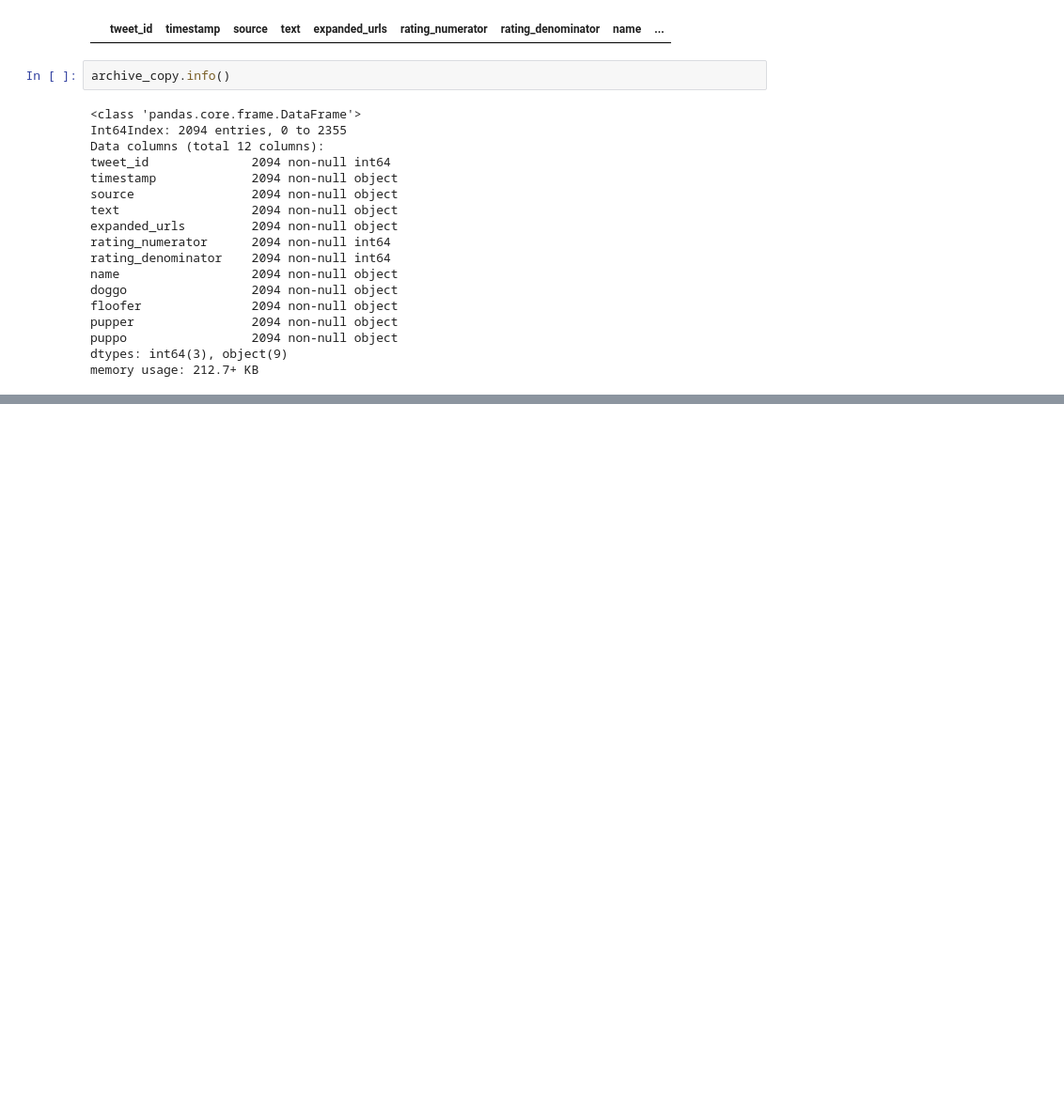
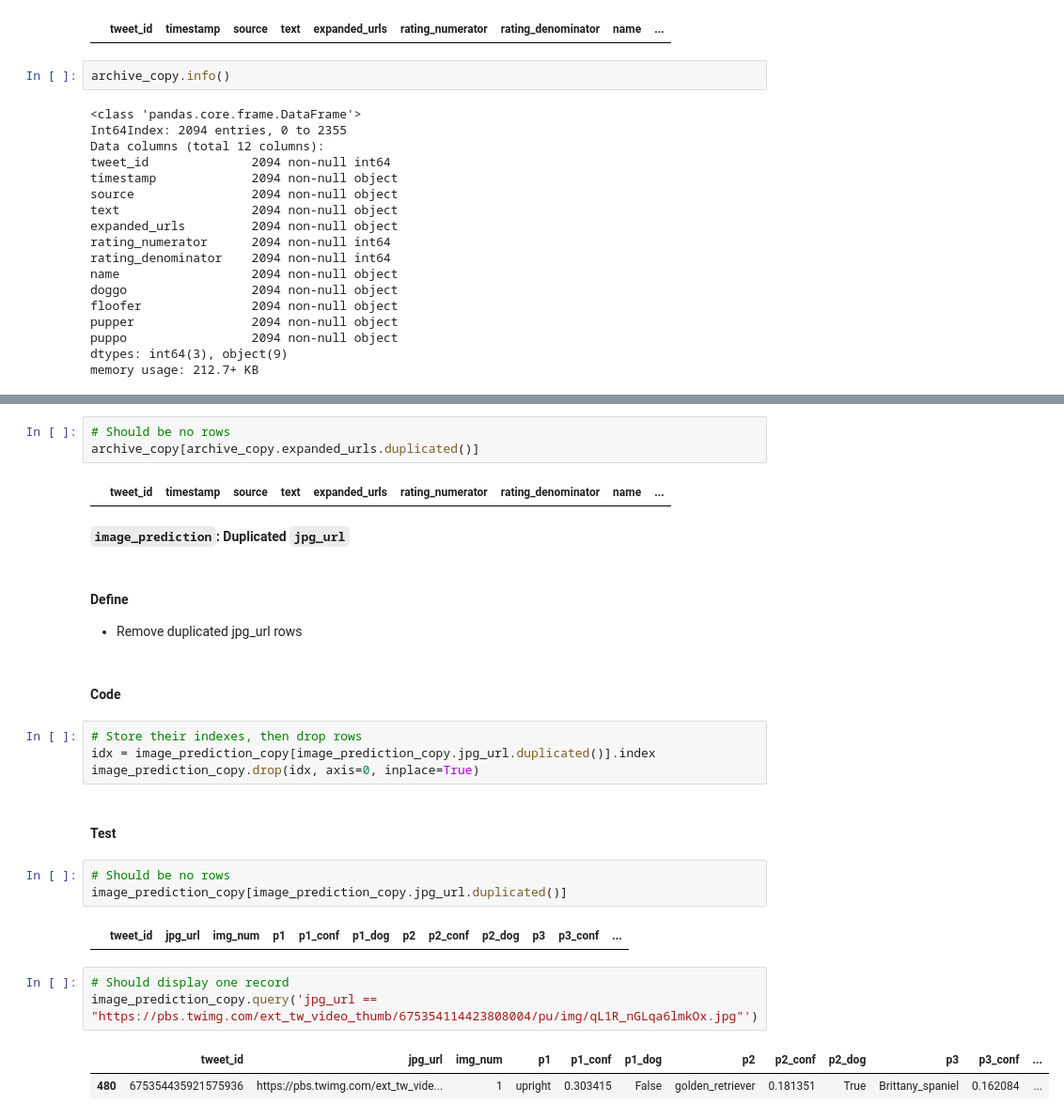
Before and after one commit to iRaied/Wrangling-WeRateDogs, a Jupyter notebook: Wrangling_WeRateDogs.ipynb, the cells around one changed output, grey strips where cells are left out. Shown at 94% size. Cells and saved outputs as stored; diff of their text form; blank space fills up the shorter version.

```diff
--- a/Wrangling_WeRateDogs.ipynb
+++ b/Wrangling_WeRateDogs.ipynb
@@ -775,0 +822,29 @@ memory usage: 212.7+ KB
+# %%
+# Should be no rows
+archive_copy[archive_copy.expanded_urls.duplicated()]
+# %% [output]
+|  | tweet_id | timestamp | source | text | expanded_urls | rating_numerator | rating_denominator | name | ... |
+# %% [markdown]
+**`image_prediction`: Duplicated `jpg_url`**
+# %% [markdown]
+#### Define
+* Remove duplicated jpg_url rows
+# %% [markdown]
+#### Code
+# %%
+# Store their indexes, then drop rows
+idx = image_prediction_copy[image_prediction_copy.jpg_url.duplicated()].index
+image_prediction_copy.drop(idx, axis=0, inplace=True)
+# %% [markdown]
+#### Test
+# %%
+# Should be no rows
+image_prediction_copy[image_prediction_copy.jpg_url.duplicated()]
+# %% [output]
+|  | tweet_id | jpg_url | img_num | p1 | p1_conf | p1_dog | p2 | p2_conf | p2_dog | p3 | p3_conf | ... |
+# %%
+# Should display one record
+image_prediction_copy.query('jpg_url == "https://pbs.twimg.com/ext_tw_video_thumb/675354114423808004/pu/img/qL1R_nGLqa6lmkOx.jpg"')
+# %% [output]
+|  | tweet_id | jpg_url | img_num | p1 | p1_conf | p1_dog | p2 | p2_conf | p2_dog | p3 | p3_conf | ... |
+| 480 | 675354435921575936 | https://pbs.twimg.com/ext_tw_vide... | 1 | upright | 0.303415 | False | golden_retriever | 0.181351 | True | Brittany_spaniel | 0.162084 | ... |
```
Also changed, not shown: parts of 18 cells of this notebook.
